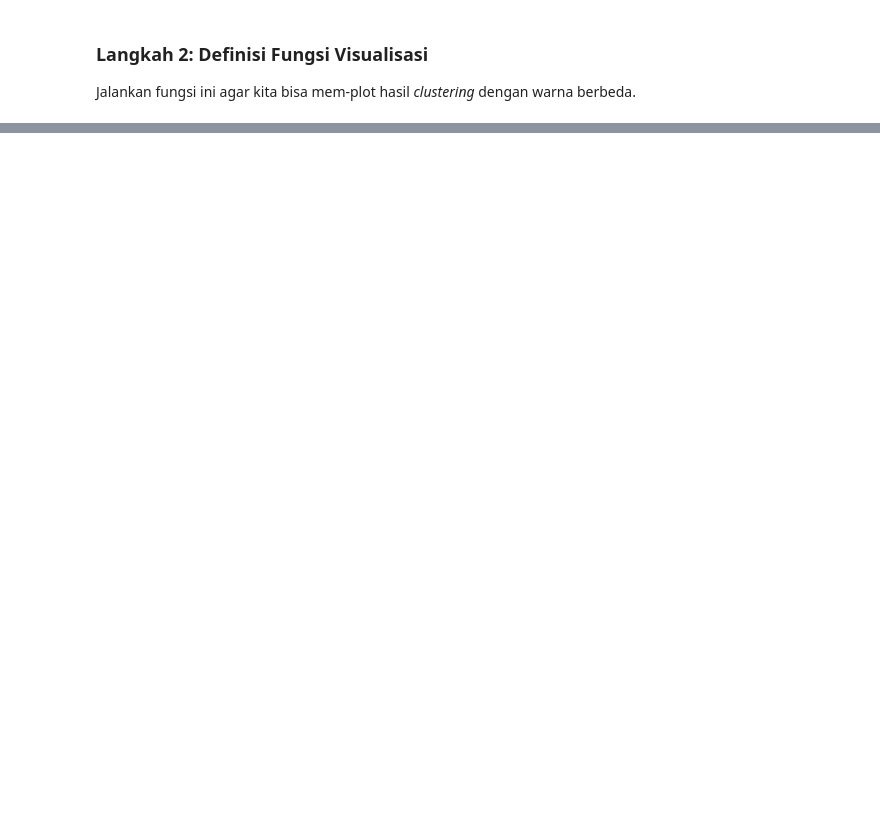
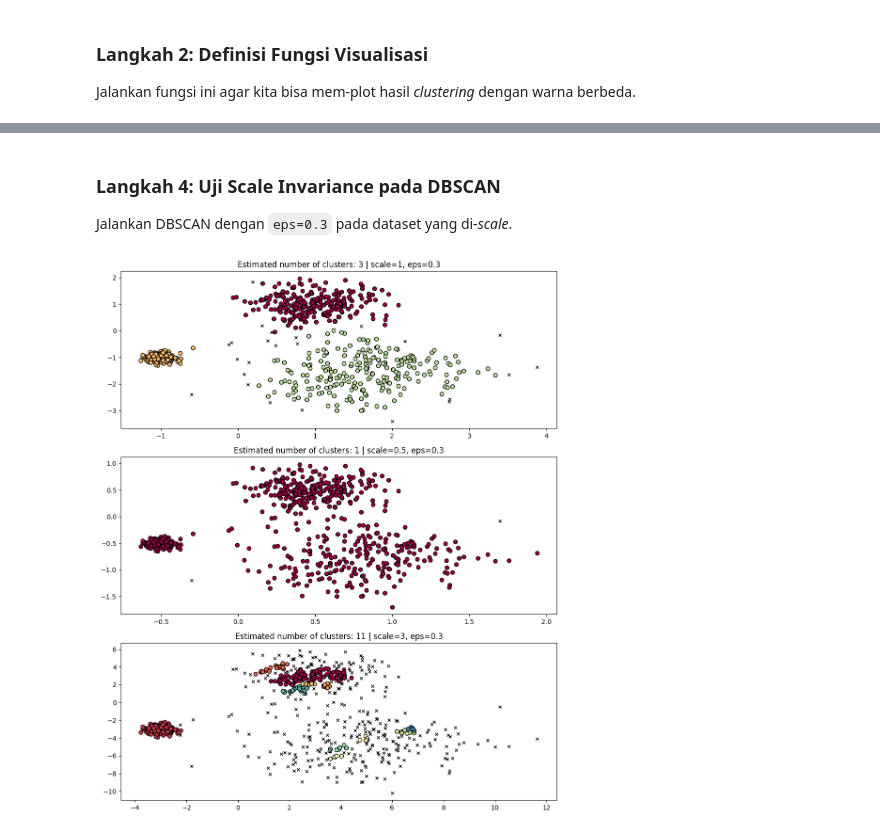
Before and after one commit to a6iyyu/MachineLearning_3F_23, a Jupyter notebook: JS5/src/P1.ipynb, the cells around one changed output, grey strips where cells are left out. Saved outputs shown, nothing was run; the diff lists cells and outputs as text; code cells hidden in the pictures; blank space fills up the shorter version.

```diff
--- a/JS5/src/P1.ipynb
+++ b/JS5/src/P1.ipynb
@@ -89,0 +75,12 @@ def plot(X, labels, probabilities=None, parameters=None, ground_truth=False, ax=
+# %% [markdown]
+### **Langkah 4: Uji Scale Invariance pada DBSCAN**
+
+Jalankan DBSCAN dengan `eps=0.3` pada dataset yang di-_scale_.
+# %%
+fig, axes = plt.subplots(3, 1, figsize=(10, 12))
+dbs = DBSCAN(eps=0.3)
+for idx, scale in enumerate([1, 0.5, 3]):
+    dbs.fit(X * scale)
+    plot(X * scale, dbs.labels_, parameters={"scale": scale, "eps": 0.3}, ax=axes[idx])
+# %% [output]
+[figure, added]
```
Also changed, not shown: parts of 14 cells of this notebook.
